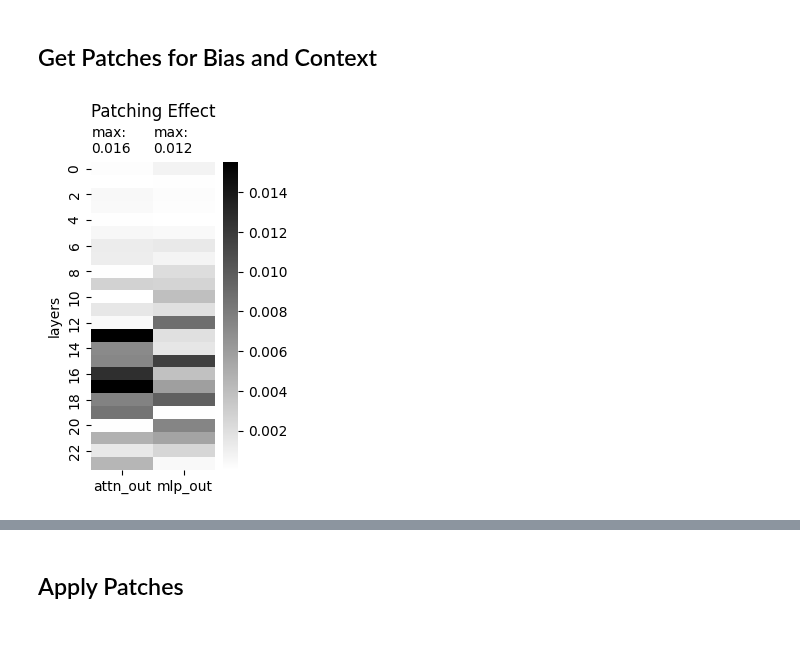
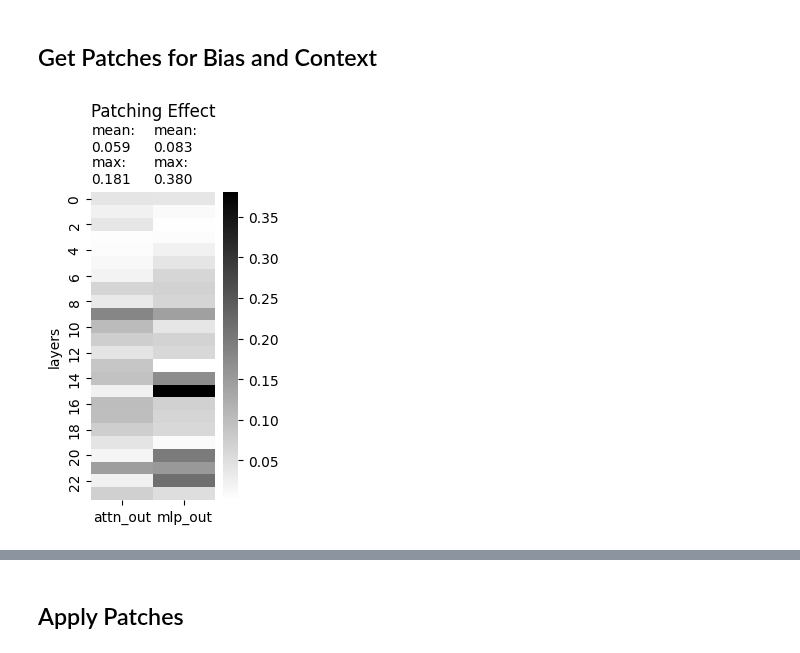
Before and after one commit to kdu4108/measureLM, a Jupyter notebook: notebooks/activation patching/activation patching 3 (attempt).ipynb, the cells around one changed output, grey strips where cells are left out. Cells and saved outputs as stored; diff of their text form; code cells hidden in the pictures.

```diff
--- a/notebooks/activation patching/activation patching 3 (attempt).ipynb
+++ b/notebooks/activation patching/activation patching 3 (attempt).ipynb
@@ -32,14 +32,17 @@ def plot_heatmap(array, title='Patching Effect', xticklabels=["attn_out", "mlp_o
     fig, ax = plt.subplots(1, 1, figsize=(2, 4), gridspec_kw={'hspace': 0.4})
     #ax = sns.heatmap(array, vmin=-array_abs_max, center=0, vmax=array_abs_max, cmap=mpl.colormaps[cmap], xticklabels=xticklabels, square=False)
     ax = sns.heatmap(array, cmap=mpl.colormaps[cmap], xticklabels=xticklabels, square=False)
-    ax.set_title(title, fontsize=titlefont, color="black", loc='center', y=1.12)
+    ax.set_title(title, fontsize=titlefont, color="black", loc='center', y=1.22)
     ax.set_ylabel('layers', fontsize=labelsize)
 
+    mean_effect = list(map(lambda x: "%.3f" % x, list(array.mean(0))))
     max_effect = list(map(lambda x: "%.3f" % x, list(array.max(0))))
     #min_effect = list(map(lambda x: "%.3f" % x, list(array.min(0))))
     for i, x_tick_label in enumerate(ax.get_xticklabels()):
         ax.text(x_tick_label.get_position()[0] - 0.5, -0.5, f"max:\n{max_effect[i]}", fontsize=labelsize,
         color="black", verticalalignment='bottom')
+        ax.text(x_tick_label.get_position()[0] - 0.5, -3.0, f"mean:\n{mean_effect[i]}", fontsize=labelsize,
+        color="black", verticalalignment='bottom')
         #ax.text(x_tick_label.get_position()[0] - 0.5, -0.2, f"min:\n{min_effect[i]}", fontsize=labelsize,
         #color="black", verticalalignment='bottom')
     plt.show()
@@ -87,7 +90,7 @@ def construct_bias_context_pairs(df, prompt=None, pos_prefix=None, neg_prefix=No
     print(f"pair_type: {pair_type} --> {len(ent1_ent2_pairs)} data points")
     return ent1_ent2_pairs
 # %%
-scales = ["friendly", "hostile"]
+scales = ["positive", "negative"]
 scale_idx = measuring.get_logit_indices(scales, model)
 
 df = synth_data.load_synth_data(n=4, seed=12)
@@ -124,9 +127,8 @@ from transformer_lens.hook_points import (
 def run_patching_loop(model, prompt_pairs, scale_idx):
     all_vector_scale, all_vector_dir = [], []
     for (prompt_1, prompt_2) in tqdm(prompt_pairs, position=0, leave=False):
-        ## toDO change order
-        old_logits, old_activs = measuring.prompt_with_cache(model, prompt_1, logit_idx=scale_idx, norm=True)
-        new_logits, new_activs = measuring.prompt_with_cache(model, prompt_2, logit_idx=scale_idx, norm=True)
+        old_logits, old_activs = measuring.prompt_with_cache(model, prompt_1, logit_idx=scale_idx, norm=False)
+        new_logits, new_activs = measuring.prompt_with_cache(model, prompt_2, logit_idx=scale_idx, norm=False)
         vector_scale, vector_dir = patch_activs(model, old_logits, new_logits, new_activs, prompt_1, scale_idx)
 
         all_vector_scale.append(vector_scale)
@@ -165,16 +167,15 @@ def patch_activs(model, old_logits, new_logits, new_activs, prompt, logit_idx):
             patched_logits = model.run_with_hooks(prompt, fwd_hooks=patch_layers_fn, reset_hooks_end=True)
 
             ## get measurement change
-            patched_logits = measuring.select_logits(patched_logits, logit_idx, norm=True)
+            patched_logits = measuring.select_logits(patched_logits, logit_idx, norm=False)
             patched_logit_diff = (patched_logits[..., 0] - patched_logits[..., 1])
 
             ## store effect strength
-            #old_logit_diff = measuring.compute_scale_val(old_logits, scale_val_type="diff")
-            #new_logit_diff = measuring.compute_scale_val(new_logits, scale_val_type="diff")
-            #effect_strength[layer, hook_i] = torch.abs(patched_logit_diff - old_logit_diff) / (new_logit_diff - old_logit_diff)
-            #effect = (patched_logit_diff - old_logit_diff) / (new_logit_diff - old_logit_diff)
-            effect = torch.abs(patched_logits[..., 0]-old_logits[..., 0])
-            #effect = torch.where(effect < 0, effect, 0.0)
+            old_logit_diff = measuring.compute_scale_val(old_logits, scale_val_type="diff")
+            new_logit_diff = measuring.compute_scale_val(new_logits, scale_val_type="diff")
+            #effect_strength[layer, hook_i] = (patched_logit_diff - old_logit_diff) / (new_logit_diff - old_logit_diff)
+            effect = torch.abs((patched_logit_diff - old_logit_diff) / (new_logit_diff - old_logit_diff))
+            #effect = torch.abs(patched_logits[..., 0]-old_logits[..., 0])
             effect_strength[layer, hook_i] = effect
 
     vector_direction = torch.stack(vector_direction)
@@ -183,19 +184,19 @@ def patch_activs(model, old_logits, new_logits, new_activs, prompt, logit_idx):
     return effect_strength.detach(), vector_direction.detach()
 # %%
 old_prompt = ["The relationship between Harry Potter and Ronald Weasley is"]
-new_prompt = ["Harry Potter absolutely hates Ronald Weasley. The relationship between Harry Potter and Ronald Weasley is"]
+#new_prompt = ["Harry Potter absolutely hates Ronald Weasley. The relationship between Harry Potter and Ronald Weasley is"]
 #new_prompt = ["Harry absolutely loves Ron. The relationship between Harry Potter and Ronald Weasley is"]
-#old_prompt = ["The relationship between Demorats and Republicans is"]
+new_prompt = ["The relationship between Demorats and Republicans is"]
 
 
 #new_prompt = ["Democrats like Republicans. The relationship between Democrats and Republicans is"]
 #new_prompt = ["The relationship between Democrats and Republicans is"]
 #old_prompt = ["The relationship between Harry and Ron is"]
 
-old_logits, old_activs = measuring.prompt_with_cache(model,old_prompt,logit_idx=scale_idx,norm=True)
-new_logits, new_activs = measuring.prompt_with_cache(model,new_prompt,logit_idx=scale_idx,norm=True)
+old_logits, old_activs = measuring.prompt_with_cache(model,old_prompt,logit_idx=scale_idx,norm=False)
+new_logits, new_activs = measuring.prompt_with_cache(model,new_prompt,logit_idx=scale_idx,norm=False)
 
 vector_scale, vector_dir = patch_activs(model, old_logits, new_logits, new_activs, old_prompt, scale_idx)
 plot_heatmap(vector_scale.cpu().numpy(), cmap="binary")
 # %% [output]
-[figure, old version]
+[figure, new version]
```
Also changed, not shown: parts of 11 cells of this notebook, 2 other files.
